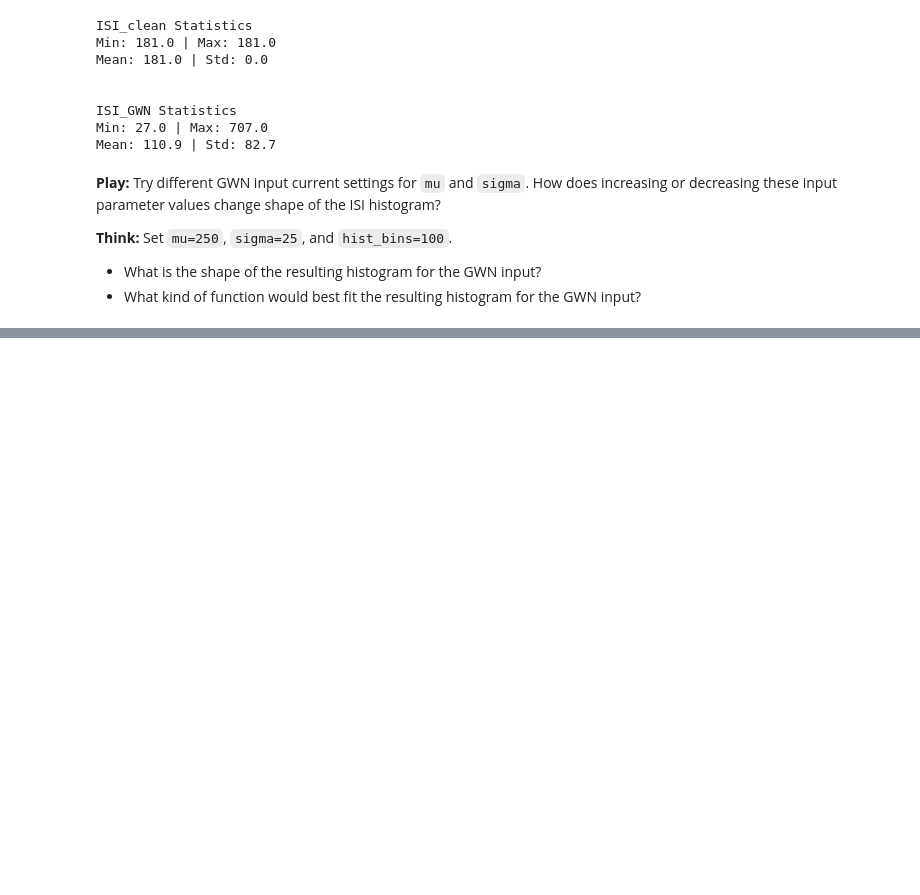
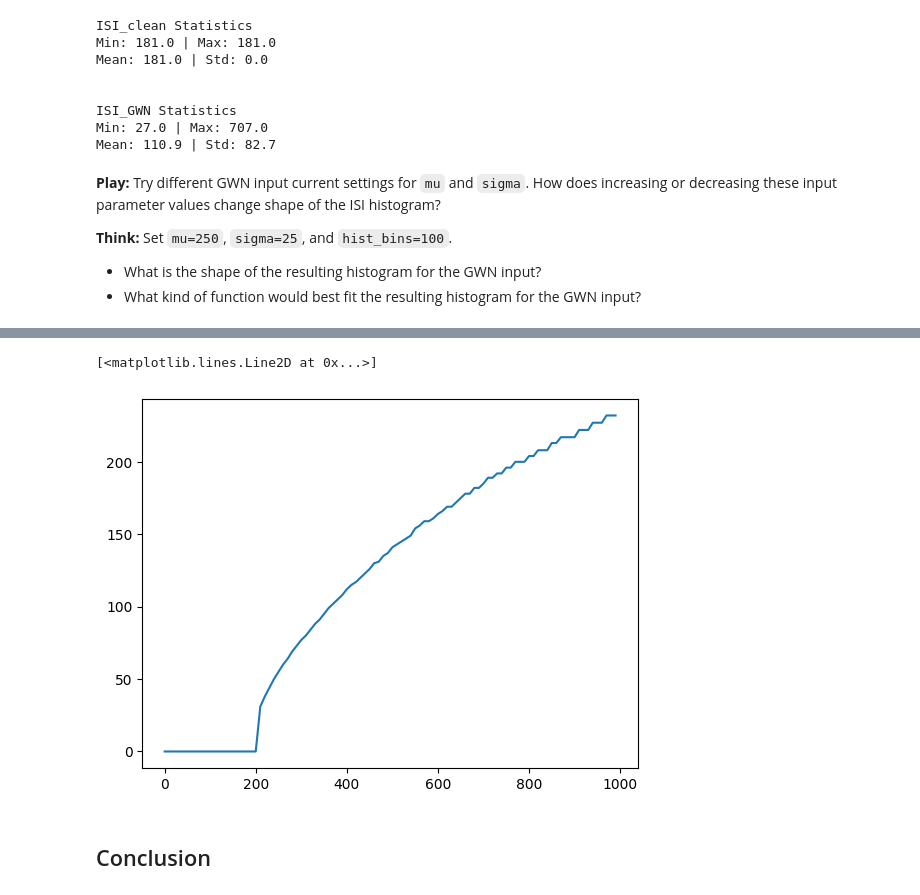
Before and after one commit to ilennaj/neuron_model_tutorial, a Jupyter notebook: notebooks/02_lif_tutorial.ipynb, the cells around one changed output, grey strips where cells are left out. Drawn from its saved outputs; the diff is of its cells as text; code cells hidden in the pictures; blank space fills up the shorter version.

```diff
--- a/notebooks/02_lif_tutorial.ipynb
+++ b/notebooks/02_lif_tutorial.ipynb
@@ -720,0 +730,45 @@ Mean: 110.9 | Std: 82.7
+# %%
+def IF_curve_GWN(params, sigma=0, I_max=1000, I_step=50):
+
+    # Initialize current ranges
+    I_range = np.arange(0, I_max, I_step)
+
+    # Define for loop over different current values
+    freq_rec = [] # Record frequency from each simulation
+
+    for I_ext in I_range:
+
+        mu = I_ext
+
+        I_ext_GWN, t = my_GWN(params, mu, sigma)
+
+        # Run simulation
+        solution, t, spike_times = simulate_LIF(params, I_ext_GWN)
+
+        # Calculate frequency
+        freq = spike_freq(spike_times, params)
+
+        # Record frequency
+        freq_rec.append(freq)
+
+    return I_range, freq_rec
+# %%
+# Initialize parameters
+params = default_params()
+params['T'] = 1000
+
+I_max = 1000
+I_step = 10
+
+sigma = 0
+
+# np.arange(0, I_max, I_step)
+
+I_ext_range, frequencies = IF_curve_GWN(params, sigma, I_max, I_step)
+
+plt.plot(I_ext_range, frequencies)
+# %% [output]
+[<matplotlib.lines.Line2D at 0x...>]
+[figure, added]
+# %% [markdown]
+## Conclusion
```
Also changed, not shown: parts of 6 cells of this notebook, 1 other file.
